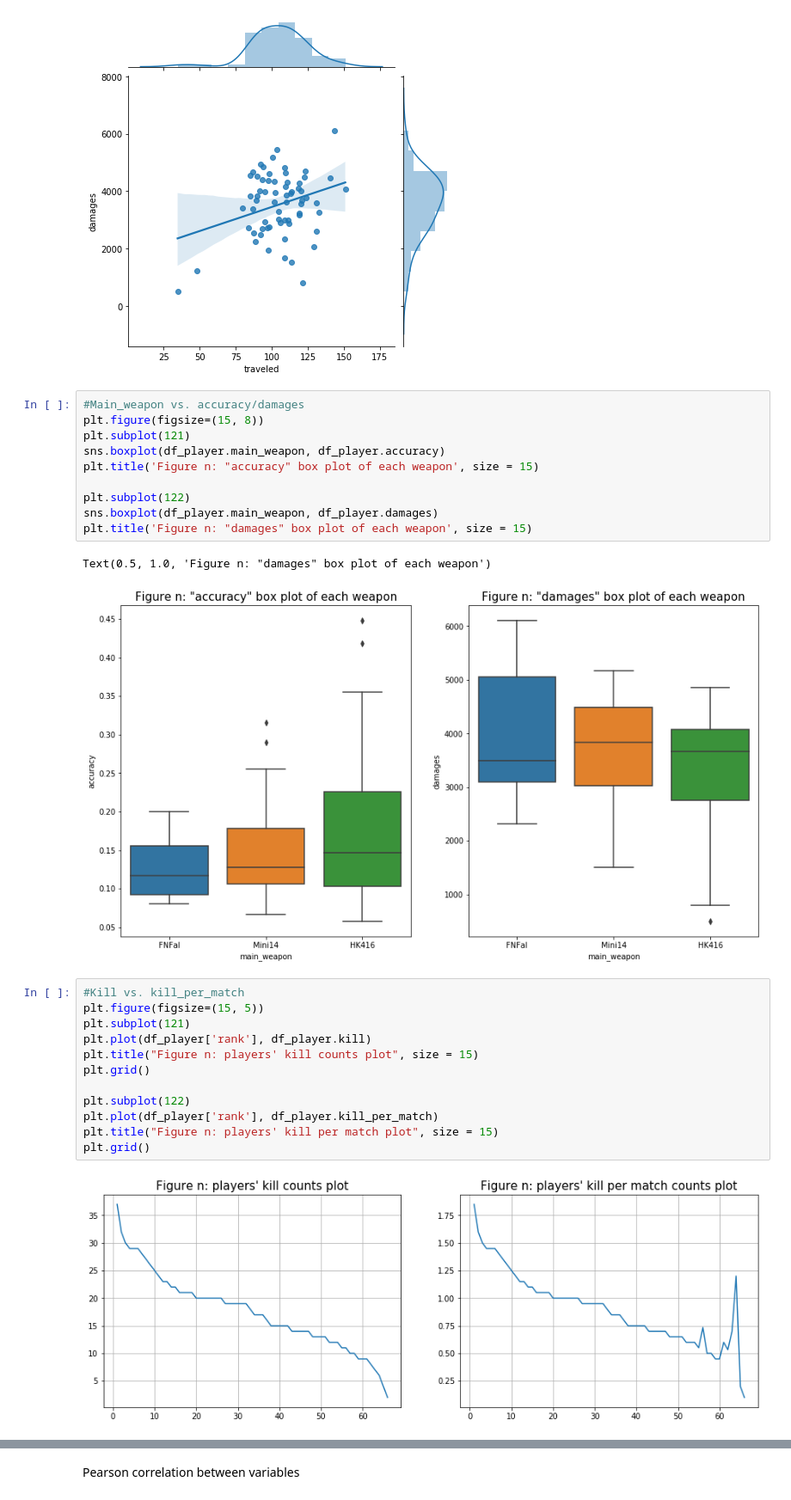
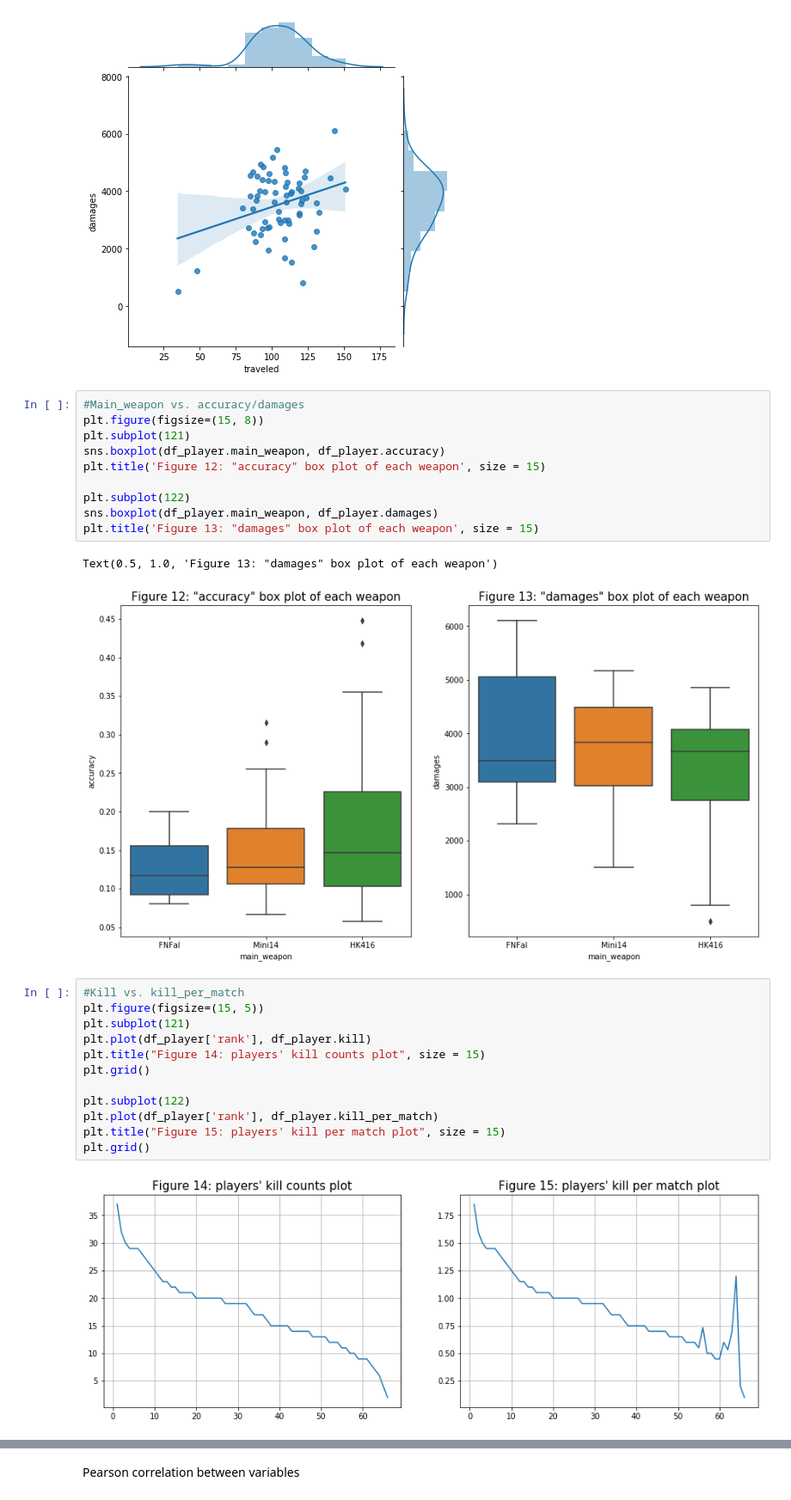
Before and after one commit to chilam27/PUBG_Player_Role_Analysis, a Jupyter notebook: P05_EDA.ipynb, the cells around one changed output, grey strips where cells are left out. Shown at 86% size. Drawn from its saved outputs; the diff is of its cells as text.

```diff
--- a/P05_EDA.ipynb
+++ b/P05_EDA.ipynb
@@ -156,28 +144,28 @@ plt.show()
 plt.figure(figsize=(15, 8))
 plt.subplot(121)
 sns.boxplot(df_player.main_weapon, df_player.accuracy)
-plt.title('Figure n: "accuracy" box plot of each weapon', size = 15)
+plt.title('Figure 12: "accuracy" box plot of each weapon', size = 15)
 
 plt.subplot(122)
 sns.boxplot(df_player.main_weapon, df_player.damages)
-plt.title('Figure n: "damages" box plot of each weapon', size = 15)
+plt.title('Figure 13: "damages" box plot of each weapon', size = 15)
 # %% [output]
-Text(0.5, 1.0, 'Figure n: "damages" box plot of each weapon')
+Text(0.5, 1.0, 'Figure 13: "damages" box plot of each weapon')
-[figure, old version]
+[figure, new version]
 # %%
 #Kill vs. kill_per_match
 plt.figure(figsize=(15, 5))
 plt.subplot(121)
 plt.plot(df_player['rank'], df_player.kill)
-plt.title("Figure n: players' kill counts plot", size = 15)
+plt.title("Figure 14: players' kill counts plot", size = 15)
 plt.grid()
 
 plt.subplot(122)
 plt.plot(df_player['rank'], df_player.kill_per_match)
-plt.title("Figure n: players' kill per match plot", size = 15)
+plt.title("Figure 15: players' kill per match plot", size = 15)
 plt.grid()
 # %% [output]
-[figure, old version]
+[figure, new version]
 # %%
 #Damages vs. damage_per_match
 plt.figure(figsize=(15, 5))
```
Also changed, not shown: parts of 17 cells of this notebook, 26 other files.
